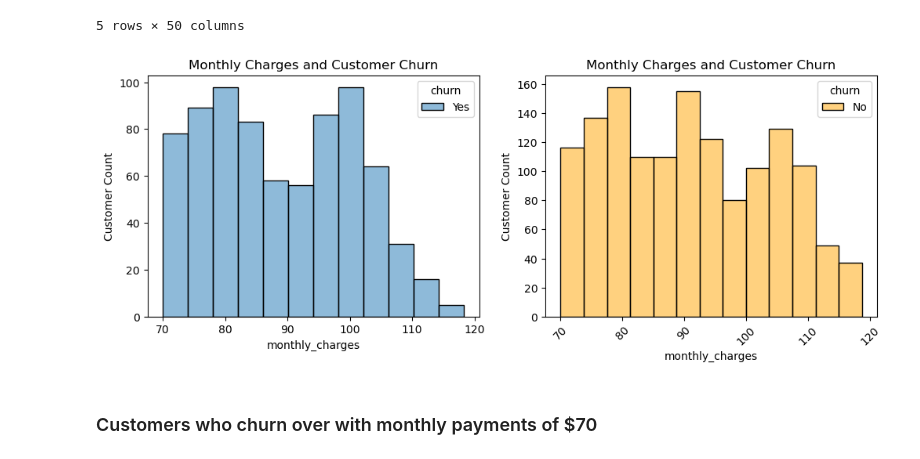
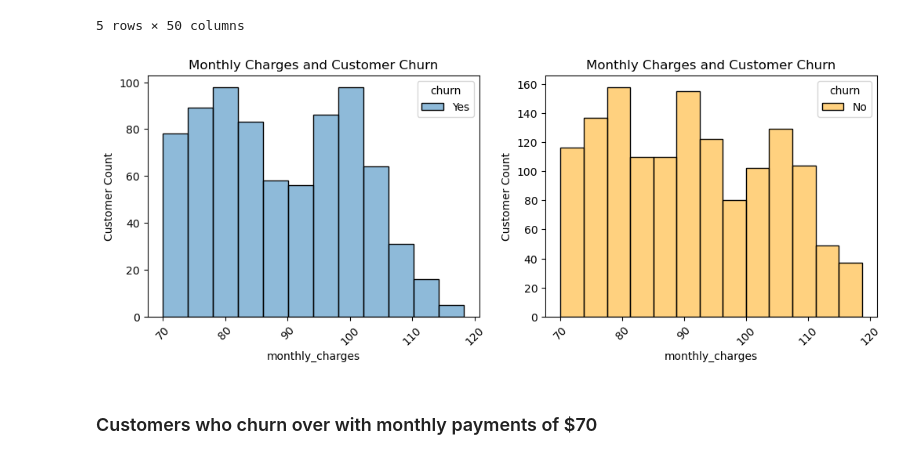
Before and after one commit to mannievilla/Project-Feel-the-Churn, a Jupyter notebook: workbook_for_telco.ipynb, the cells around one changed output. Drawn from its saved outputs; the diff is of its cells as text; code cells hidden in the pictures.

```diff
--- a/workbook_for_telco.ipynb
+++ b/workbook_for_telco.ipynb
@@ -682,25 +683,25 @@ train_70_no.head()
 # %%
 # Create a figure and two subplots
 fig, (ax1, ax2) = plt.subplots(1, 2, figsize=(12, 4))
 
 sns.histplot(x='monthly_charges', hue='churn', data=train_70_yes, ax=ax1)
 ax1.set_title('Monthly Charges and Customer Churn')
 ax1.set_ylabel('Customer Count')
 
-plt.xticks(rotation=45)
+ax1.set_xticklabels(ax1.get_xticklabels(), rotation=45)
 
 
 sns.histplot(x='monthly_charges', hue='churn', data=train_70_no, ax=ax2, palette=['orange'])
 #needs palettte=['orange'] to add orange color on No churn
 ax2.set_title('Monthly Charges and Customer Churn') # neeed ax2.set_title to add title on weach block
 ax2.set_ylabel('Customer Count')
 
 plt.xticks(rotation=45)
 
 
 plt.show()
 # %% [output]
-[figure, old version]
+[figure, new version]
 # %% [markdown]
 ### Customers who churn over with monthly payments of $70
 # %%
```
Also changed, not shown: parts of 36 cells of this notebook, 1 other file.
